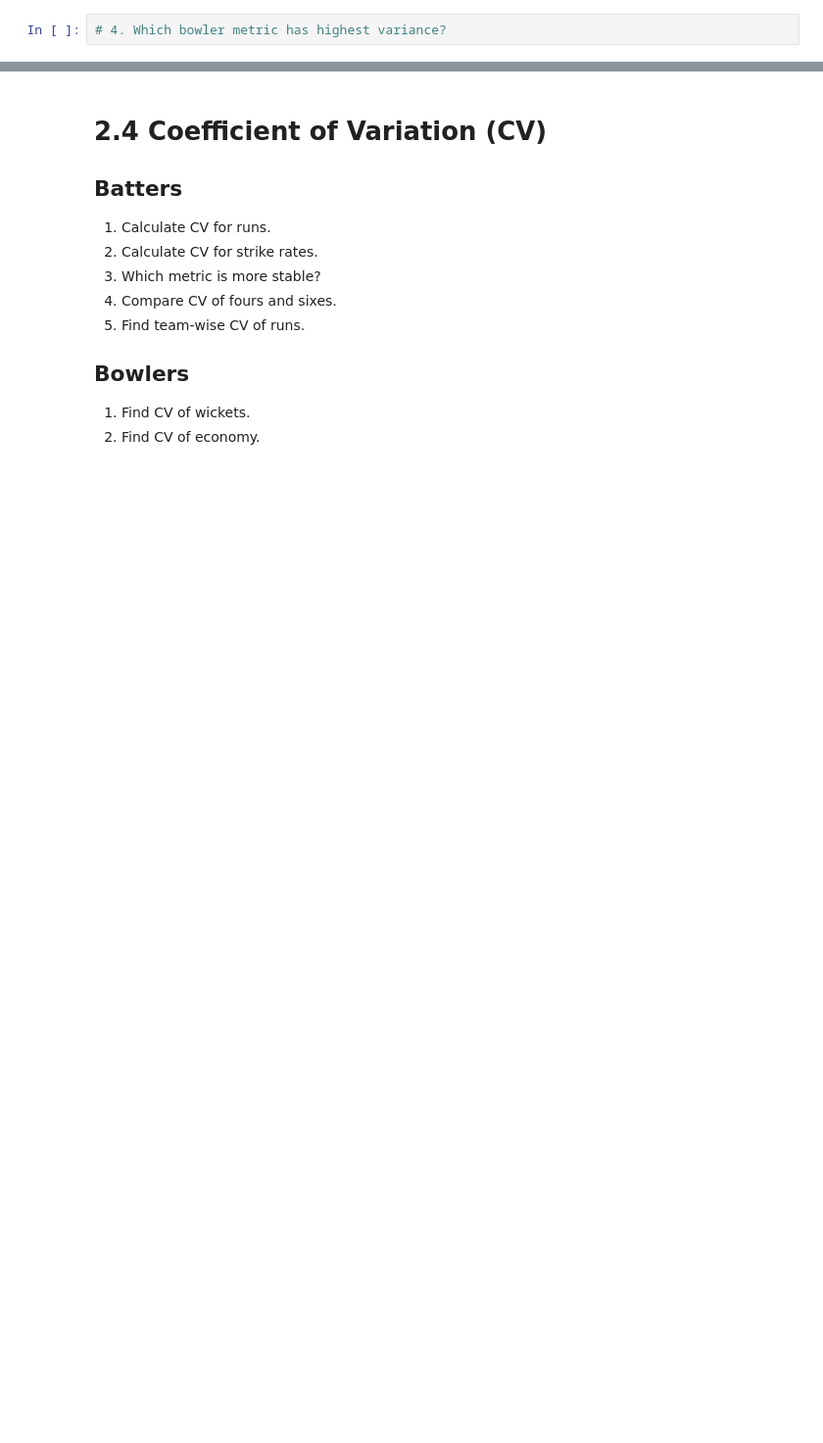
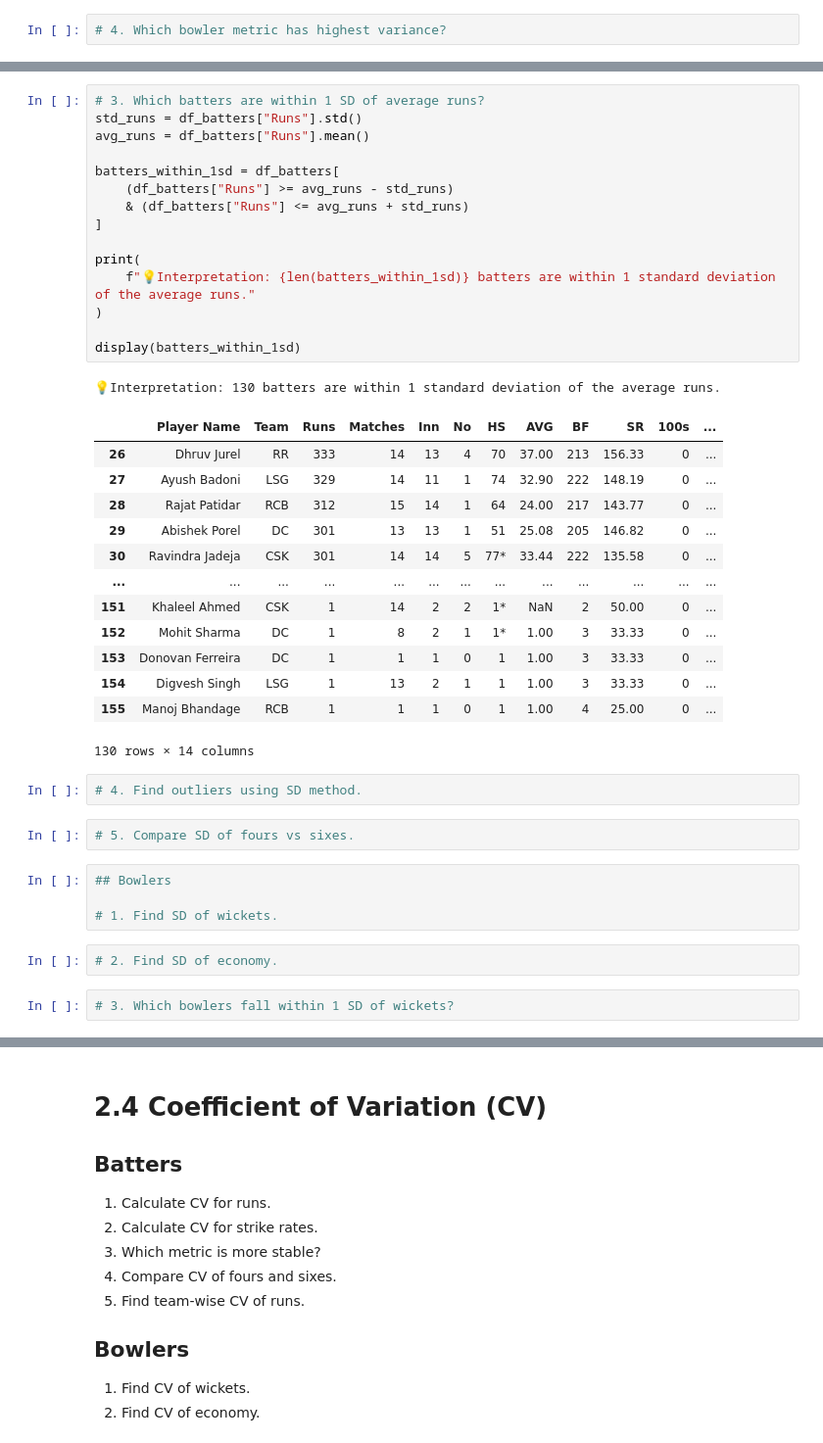
Before and after one commit to shahyash1136/data-analyst-porjects, a Jupyter notebook: IPL_2025_jupyterbook/index.ipynb, the cells around one changed output, grey strips where cells are left out. Shown at 98% size. Saved outputs shown, nothing was run; the diff lists cells and outputs as text; blank space fills up the shorter version.

Commit message:
started with standard deviation

```diff
--- a/IPL_2025_jupyterbook/index.ipynb
+++ b/IPL_2025_jupyterbook/index.ipynb
@@ -2012,0 +2196,42 @@ print(
+# %%
+# 3. Which batters are within 1 SD of average runs?
+std_runs = df_batters["Runs"].std()
+avg_runs = df_batters["Runs"].mean()
+
+batters_within_1sd = df_batters[
+    (df_batters["Runs"] >= avg_runs - std_runs)
+    & (df_batters["Runs"] <= avg_runs + std_runs)
+]
+
+print(
+    f"💡Interpretation: {len(batters_within_1sd)} batters are within 1 standard deviation of the average runs."
+)
+
+display(batters_within_1sd)
+# %% [output]
+💡Interpretation: 130 batters are within 1 standard deviation of the average runs.
+|  | Player Name | Team | Runs | Matches | Inn | No | HS | AVG | BF | SR | 100s | ... |
+| 26 | Dhruv Jurel | RR | 333 | 14 | 13 | 4 | 70 | 37.00 | 213 | 156.33 | 0 | ... |
+| 27 | Ayush Badoni | LSG | 329 | 14 | 11 | 1 | 74 | 32.90 | 222 | 148.19 | 0 | ... |
+| 28 | Rajat Patidar | RCB | 312 | 15 | 14 | 1 | 64 | 24.00 | 217 | 143.77 | 0 | ... |
+| 29 | Abishek Porel | DC | 301 | 13 | 13 | 1 | 51 | 25.08 | 205 | 146.82 | 0 | ... |
+| 30 | Ravindra Jadeja | CSK | 301 | 14 | 14 | 5 | 77* | 33.44 | 222 | 135.58 | 0 | ... |
+| ... | ... | ... | ... | ... | ... | ... | ... | ... | ... | ... | ... | ... |
+| 151 | Khaleel Ahmed | CSK | 1 | 14 | 2 | 2 | 1* | NaN | 2 | 50.00 | 0 | ... |
+| 152 | Mohit Sharma | DC | 1 | 8 | 2 | 1 | 1* | 1.00 | 3 | 33.33 | 0 | ... |
+| 153 | Donovan Ferreira | DC | 1 | 1 | 1 | 0 | 1 | 1.00 | 3 | 33.33 | 0 | ... |
+| 154 | Digvesh Singh | LSG | 1 | 13 | 2 | 1 | 1 | 1.00 | 3 | 33.33 | 0 | ... |
+| 155 | Manoj Bhandage | RCB | 1 | 1 | 1 | 0 | 1 | 1.00 | 4 | 25.00 | 0 | ... |
+130 rows × 14 columns
+# %%
+# 4. Find outliers using SD method.
+# %%
+# 5. Compare SD of fours vs sixes.
+# %%
+## Bowlers
+
+# 1. Find SD of wickets.
+# %%
+# 2. Find SD of economy.
+# %%
+# 3. Which bowlers fall within 1 SD of wickets?
```
Also changed, not shown: parts of 16 cells of this notebook.
